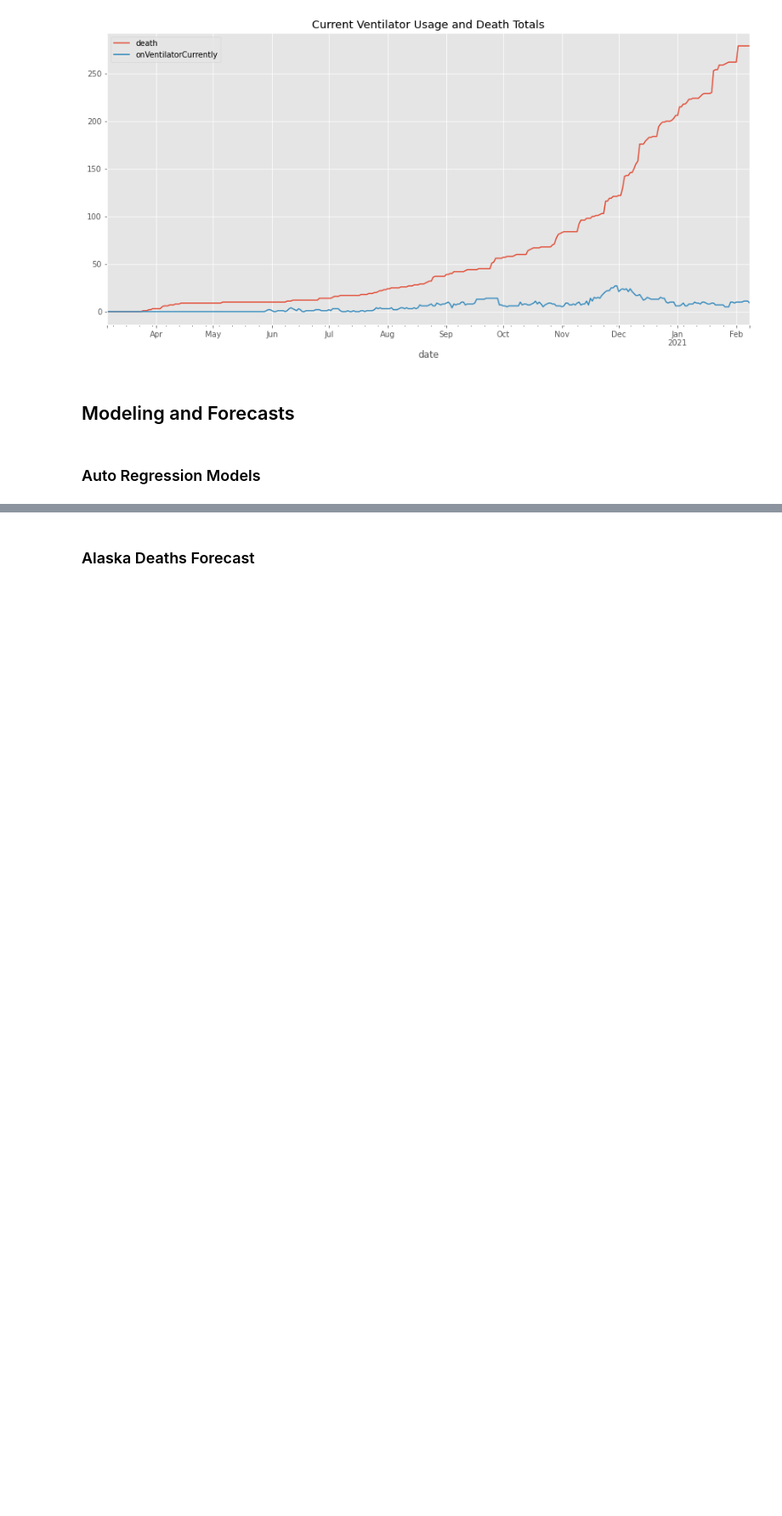
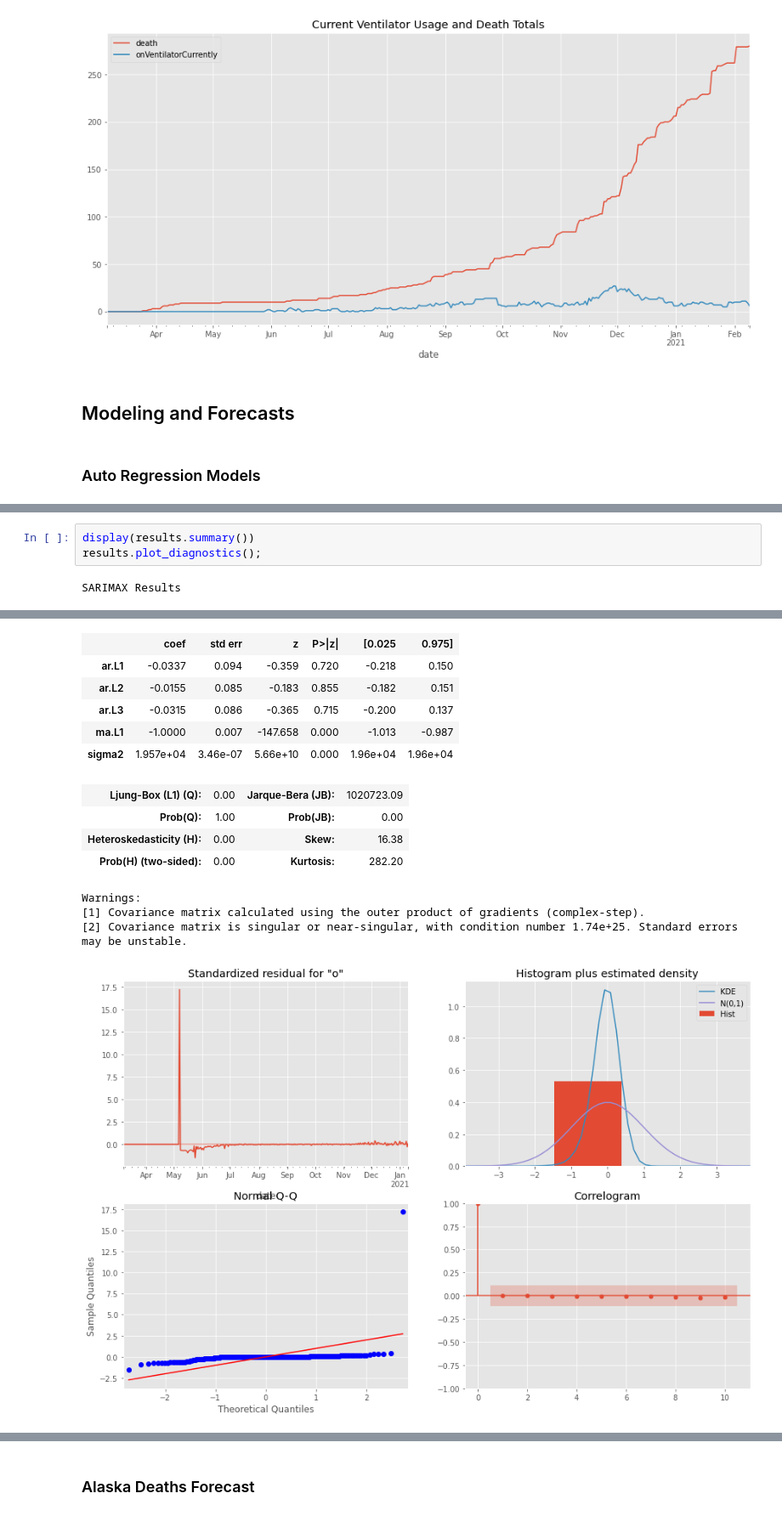
Before and after one commit to JosephDenney/Covid_Analysis, a Jupyter notebook: Covid_Notebook.ipynb, the cells around one changed output, grey strips where cells are left out. Shown: that part at 85% size. Drawn from its saved outputs; the diff is of its cells as text; blank space fills up the shorter version.

```diff
--- a/Covid_Notebook.ipynb
+++ b/Covid_Notebook.ipynb
@@ -251 +321,6 @@ Seasonal ARIMA order is:  (0, 0, 0, 52)
 Use ARIMA object stepwise_fit to store ARIMA and seasonal ARIMA orders in variables.
+# %%
+display(results.summary())
+results.plot_diagnostics();
+# %% [output]
+SARIMAX Results
@@ -252 +334,15 @@ Use ARIMA object stepwise_fit to store ARIMA and seasonal ARIMA orders in variab
+|  | coef | std err | z | P>|z| | [0.025 | 0.975] |
+| ar.L1 | -0.0337 | 0.094 | -0.359 | 0.720 | -0.218 | 0.150 |
+| ar.L2 | -0.0155 | 0.085 | -0.183 | 0.855 | -0.182 | 0.151 |
+| ar.L3 | -0.0315 | 0.086 | -0.365 | 0.715 | -0.200 | 0.137 |
+| ma.L1 | -1.0000 | 0.007 | -147.658 | 0.000 | -1.013 | -0.987 |
+| sigma2 | 1.957e+04 | 3.46e-07 | 5.66e+10 | 0.000 | 1.96e+04 | 1.96e+04 |
+| Ljung-Box (L1) (Q): | 0.00 | Jarque-Bera (JB): | 1020723.09 |
+| Prob(Q): | 1.00 | Prob(JB): | 0.00 |
+| Heteroskedasticity (H): | 0.00 | Skew: | 16.38 |
+| Prob(H) (two-sided): | 0.00 | Kurtosis: | 282.20 |
+Warnings:
+[1] Covariance matrix calculated using the outer product of gradients (complex-step).
+[2] Covariance matrix is singular or near-singular, with condition number 1.74e+25. Standard errors may be unstable.
+[figure, added]
 # %%
```
Also changed, not shown: parts of 28 cells of this notebook, 1 other file.
